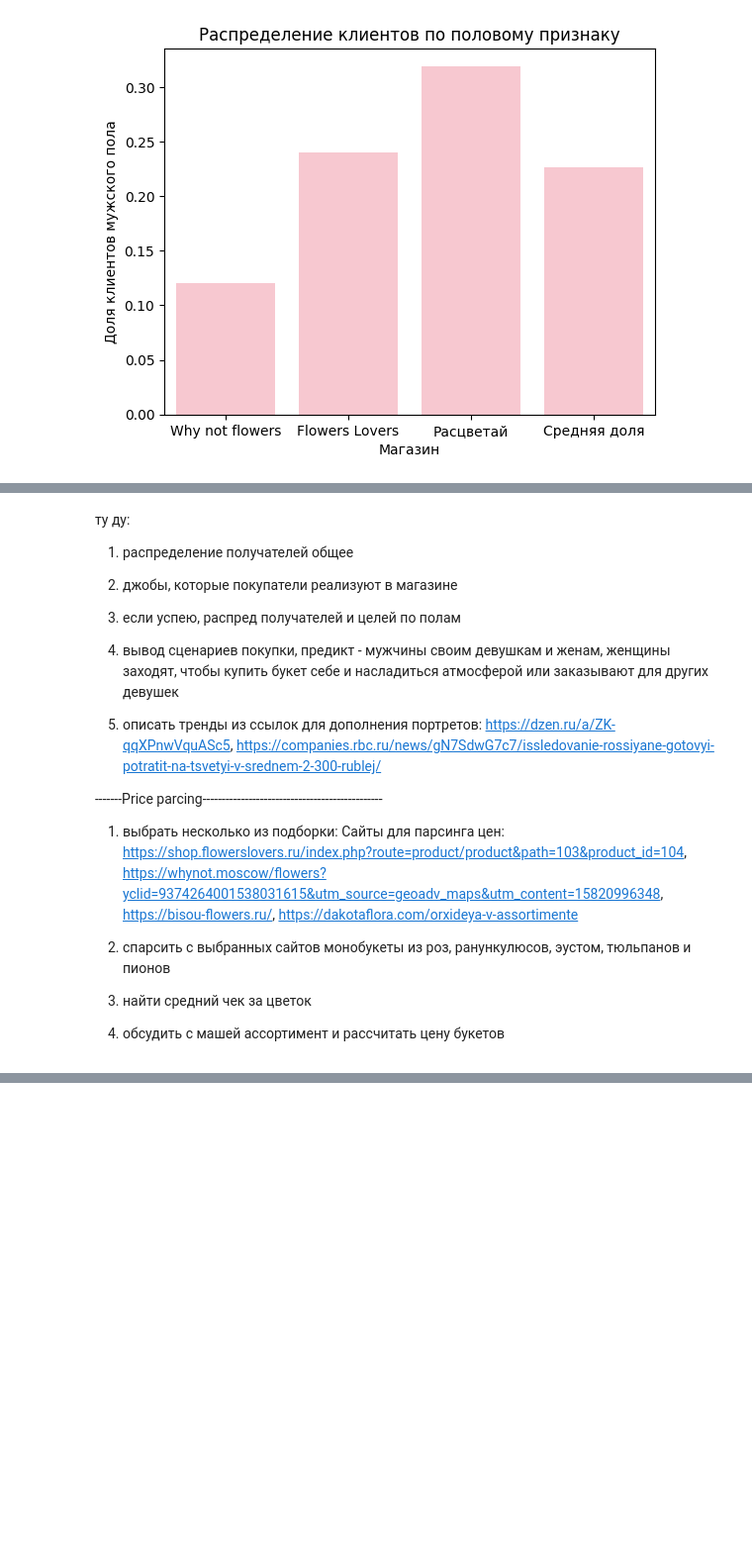
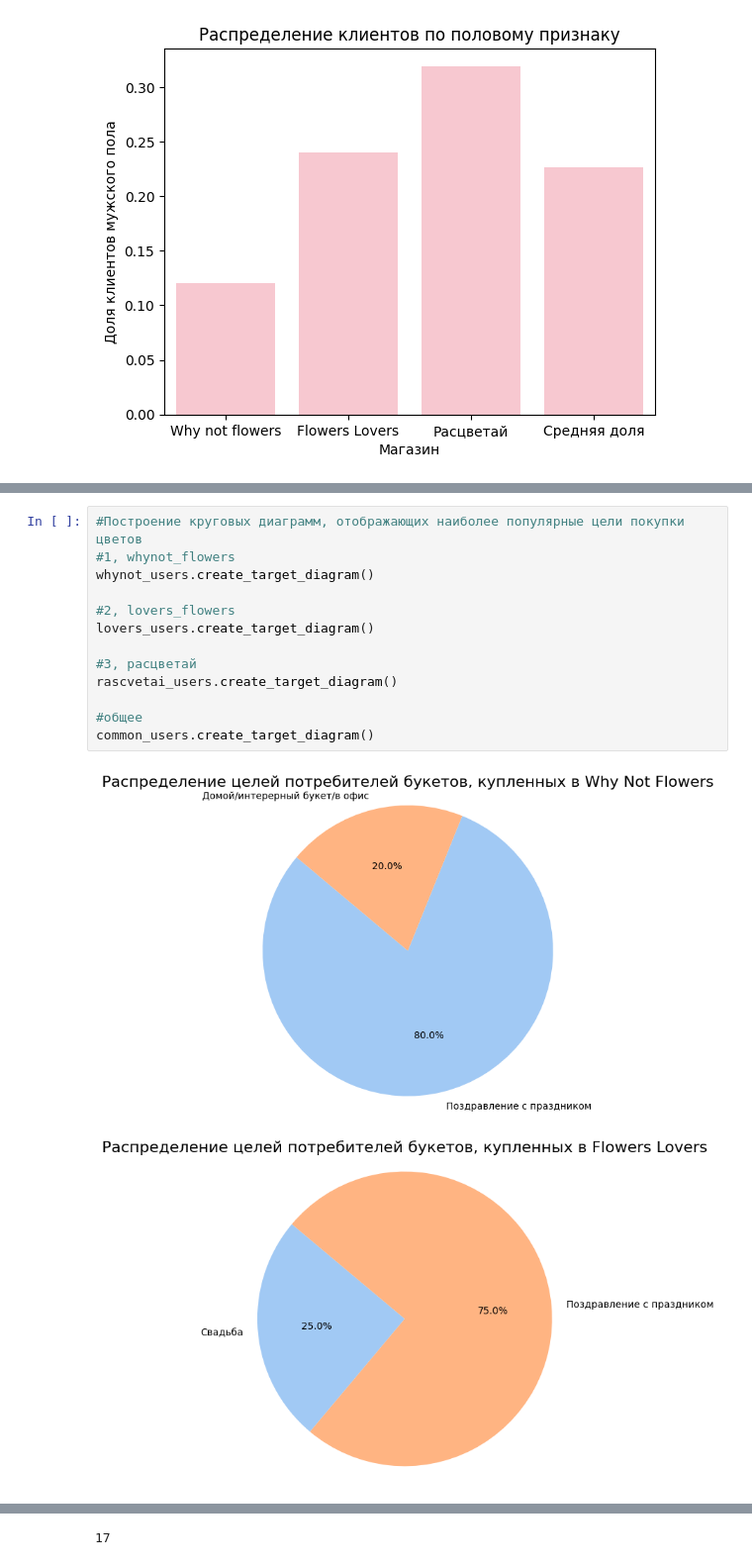
Before and after one commit to Kostia-ogurtsov/Flower_boutique, a Jupyter notebook: flower_boutique.ipynb, the cells around one changed output, grey strips where cells are left out. Shown at 99% size. Drawn from its saved outputs; the diff is of its cells as text; blank space fills up the shorter version.

```diff
--- a/flower_boutique.ipynb
+++ b/flower_boutique.ipynb
@@ -240,22 +268,16 @@ rascvetai_users.create_reciever_diagram()
-# %% [markdown]
-ту ду:
-
-1) распределение получателей общее
-
-2) джобы, которые покупатели реализуют в магазине
-
-3) если успею, распред получателей и целей по полам
-
-4) вывод сценариев покупки, предикт - мужчины своим девушкам и женам, женщины заходят, чтобы купить букет себе и насладиться атмосферой или заказывают для других девушек
-
-5) описать тренды из ссылок для дополнения портретов: https://dzen.ru/a/ZK-qqXPnwVquASc5, https://companies.rbc.ru/news/gN7SdwG7c7/issledovanie-rossiyane-gotovyi-potratit-na-tsvetyi-v-srednem-2-300-rublej/
-
--------Price parcing-----------------------------------------------
-
-1) выбрать несколько из подборки: Сайты для парсинга цен: https://shop.flowerslovers.ru/index.php?route=product/product&path=103&product_id=104, https://whynot.moscow/flowers?yclid=9374264001538031615&utm_source=geoadv_maps&utm_content=15820996348,  https://bisou-flowers.ru/,  https://dakotaflora.com/orxideya-v-assortimente
-
-2) спарсить с выбранных сайтов монобукеты из роз, ранункулюсов, эустом, тюльпанов и пионов
-
-3) найти средний чек за цветок
-
-4) обсудить с машей ассортимент и рассчитать цену букетов
+# %%
+#Построение круговых диаграмм, отображающих наиболее популярные цели покупки цветов
+#1, whynot_flowers
+whynot_users.create_target_diagram()
+
+#2, lovers_flowers
+lovers_users.create_target_diagram()
+
+#3, расцветай
+rascvetai_users.create_target_diagram()
+
+#общее
+common_users.create_target_diagram()
+# %% [output]
+[figure, added]
+[figure, added]
@@ -261,0 +286 @@ rascvetai_users.create_reciever_diagram()
+17
```
Also changed, not shown: parts of 13 cells of this notebook.
